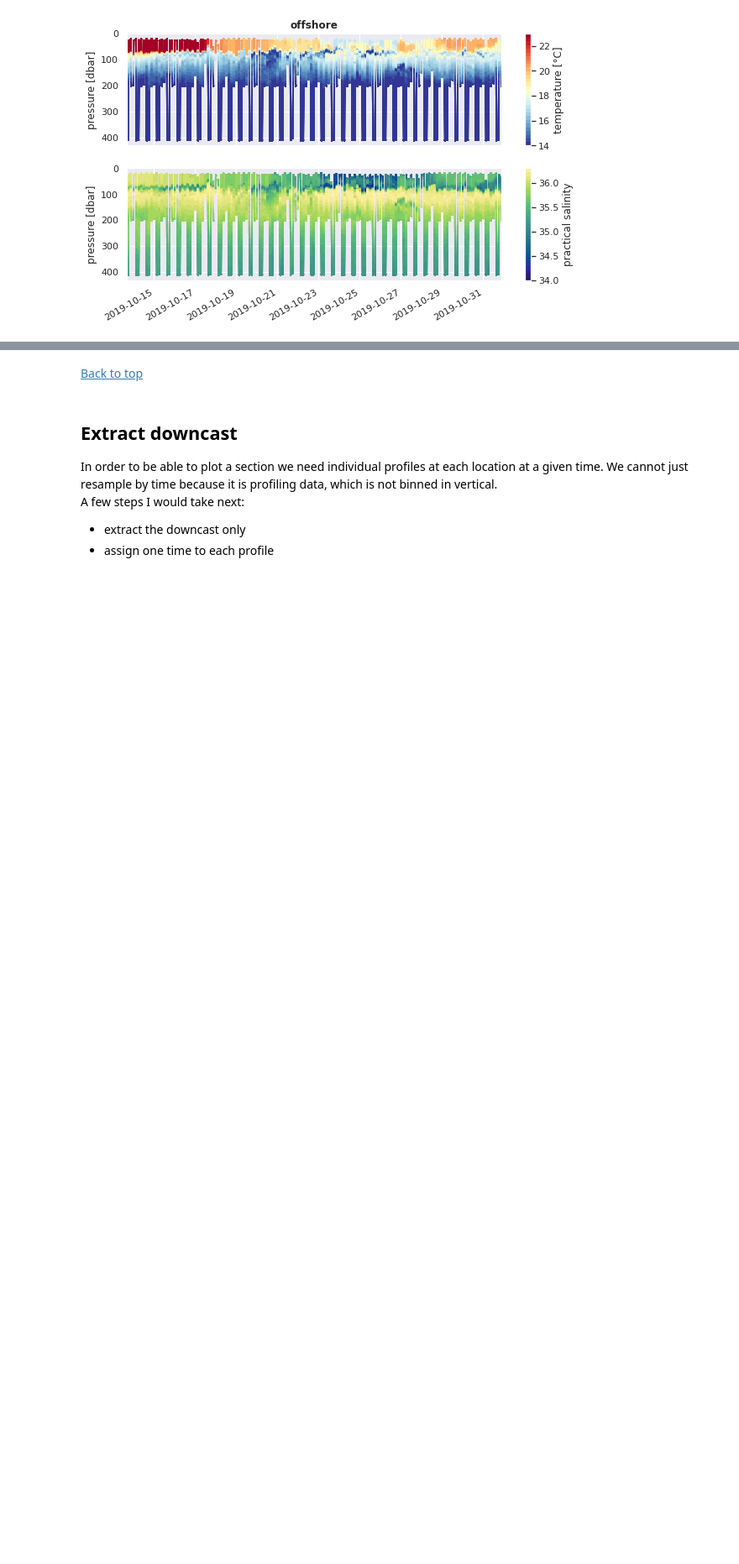
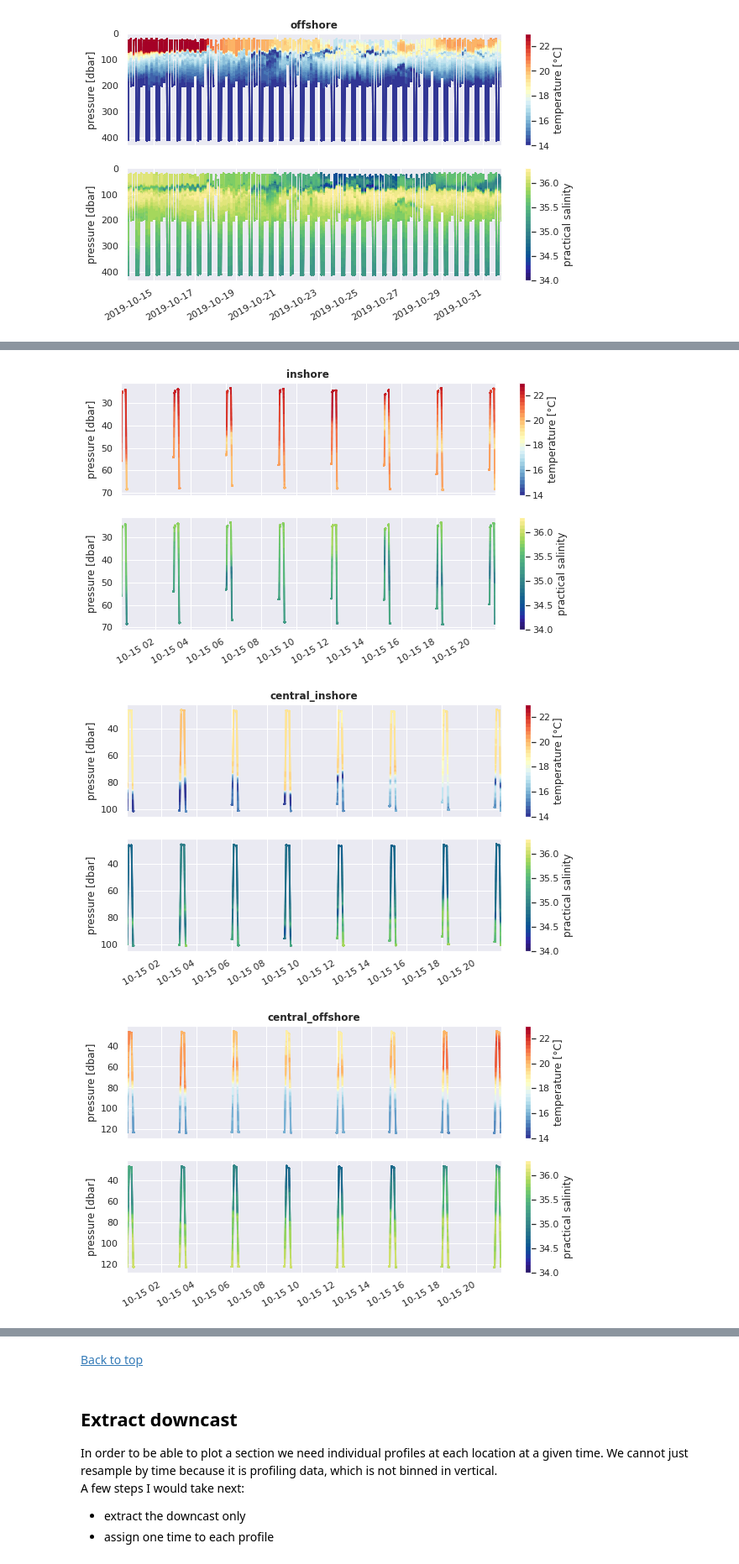
Before and after one commit to sryan288/ohw20-proj-ooi-profiles-section, a Jupyter notebook: 01_OOI_Profiles.ipynb, the cells around one changed output, grey strips where cells are left out. Shown: that part at 84% size. Saved outputs shown, nothing was run; the diff lists cells and outputs as text; code cells hidden in the pictures; blank space fills up the shorter version.

Commit message:
add daily plot to main notebook

```diff
--- a/01_OOI_Profiles.ipynb
+++ b/01_OOI_Profiles.ipynb
@@ -137,0 +143,15 @@ for loc in list(data_url.keys()):
+# %%
+# select the same day from each location
+D = "2019-10-15"
+dsD={}
+
+for loc in list(data_url.keys()):
+    dsD[loc] = ds[loc].sel(time=D)
+
+# plot scatter timeseries for all locations - one day
+for loc in list(data_url.keys()):
+    scatter_timeseries(dsD[loc],loc)
+# %% [output]
+[figure, added]
+[figure, added]
+[figure, added]
```
Also changed, not shown: parts of 13 cells of this notebook.
